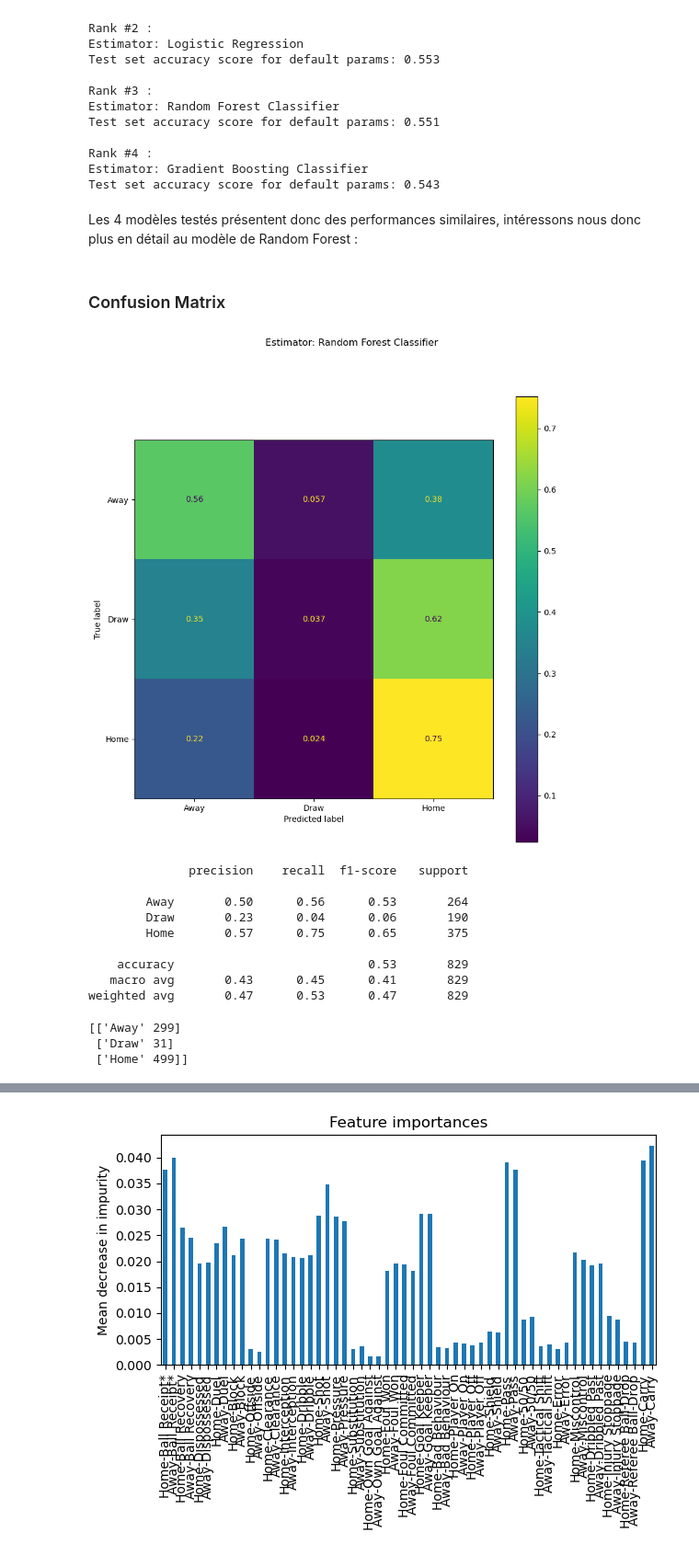
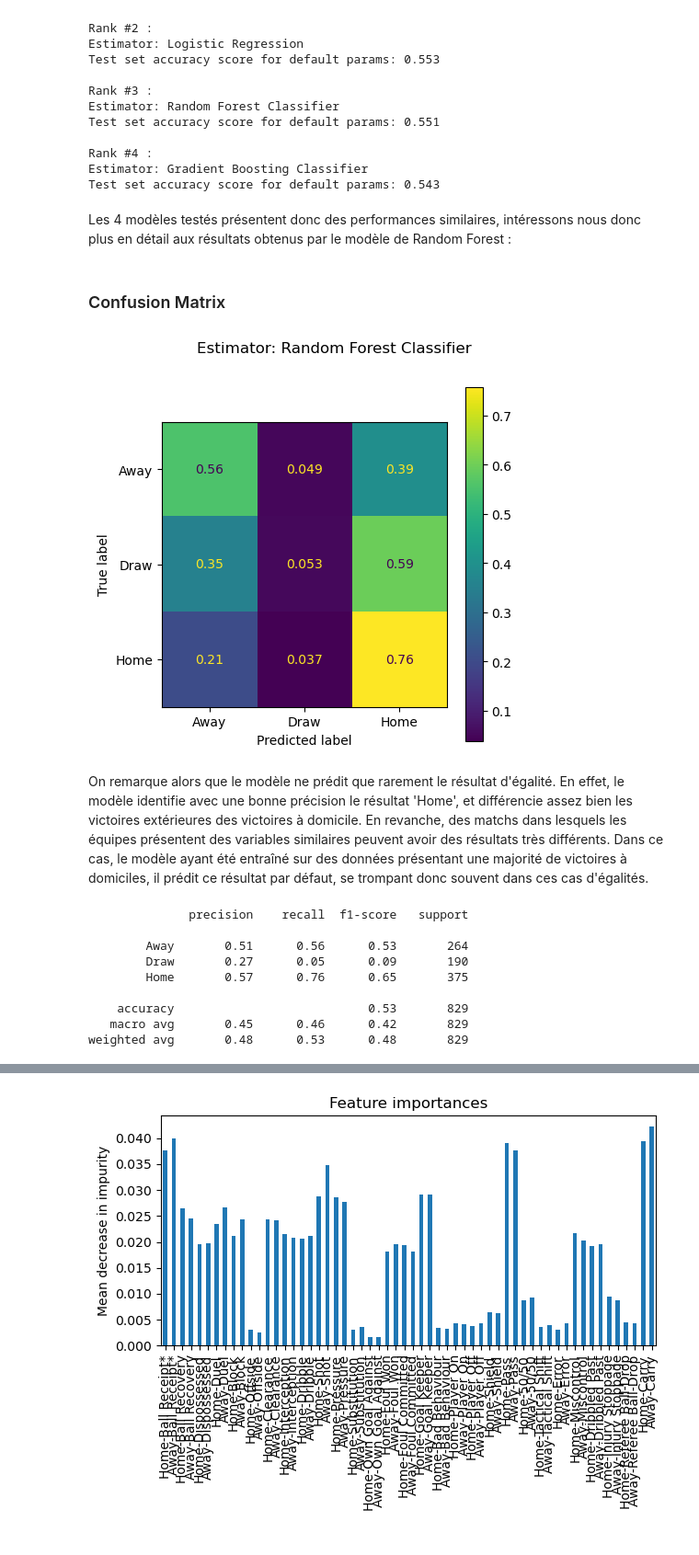
Before and after one commit to JorisCaudard/Algorithme-ML-Football-Match-results-Predictions-, a Jupyter notebook: matchResultPrediction.ipynb, the cells around one changed output, grey strips where cells are left out. Shown at 92% size. Cells and saved outputs as stored; diff of their text form; code cells hidden in the pictures.

```diff
--- a/matchResultPrediction.ipynb
+++ b/matchResultPrediction.ipynb
@@ -482,28 +482,18 @@ Rank #4 :
 Estimator: Gradient Boosting Classifier
 Test set accuracy score for default params: 0.543
 # %% [markdown]
-Les 4 modèles testés présentent donc des performances similaires, intéressons nous donc plus en détail au modèle de Random Forest :
+Les 4 modèles testés présentent donc des performances similaires, intéressons nous donc plus en détail aux résultats obtenus par le modèle de Random Forest :
 # %% [markdown]
 ### Confusion Matrix
 # %%
 from sklearn.metrics import classification_report
 from sklearn.metrics import ConfusionMatrixDisplay
 
-fig,ax = plt.subplots(figsize=(10,10))
+fig,ax = plt.subplots(figsize=(5,5))
+pipeRandomForest.fit(xTrain, yTrain)
 yPred = pipeRandomForest.predict(xTest)
 fig.suptitle('Estimator: %s' % 'Random Forest Classifier')
 ConfusionMatrixDisplay.from_predictions(yTest, yPred, ax=ax, normalize= 'true')
 plt.show()
-
-print(classification_report(yTest, yPred))
 # %% [output]
-[figure, old version]
+[figure, new version]
-              precision    recall  f1-score   support
-
-        Away       0.50      0.56      0.53       264
-        Draw       0.23      0.04      0.06       190
-        Home       0.57      0.75      0.65       375
-
-    accuracy                           0.53       829
-   macro avg       0.43      0.45      0.41       829
-weighted avg       0.47      0.53      0.47       829
@@ -512,6 +500,14 @@ unique, counts = np.unique(yPred, return_counts=True)
-# %%
-print(np.asarray((unique, counts)).T)
-# %% [output]
-[['Away' 299]
- ['Draw' 31]
- ['Home' 499]]
+# %% [markdown]
+On remarque alors que le modèle ne prédit que rarement le résultat d'égalité. En effet, le modèle identifie avec une bonne précision le résultat 'Home', et différencie assez bien les victoires extérieures des victoires à domicile. En revanche, des matchs dans lesquels les équipes présentent des variables similaires peuvent avoir des résultats très différents. Dans ce cas, le modèle ayant été entraîné sur des données présentant une majorité de victoires à domiciles, il prédit ce résultat par défaut, se trompant donc souvent dans ces cas d'égalités.
+# %%
+print(classification_report(yTest, yPred))
+# %% [output]
+              precision    recall  f1-score   support
+
+        Away       0.51      0.56      0.53       264
+        Draw       0.27      0.05      0.09       190
+        Home       0.57      0.76      0.65       375
+
+    accuracy                           0.53       829
+   macro avg       0.45      0.46      0.42       829
+weighted avg       0.48      0.53      0.48       829
```
Also changed, not shown: parts of 11 cells of this notebook.
